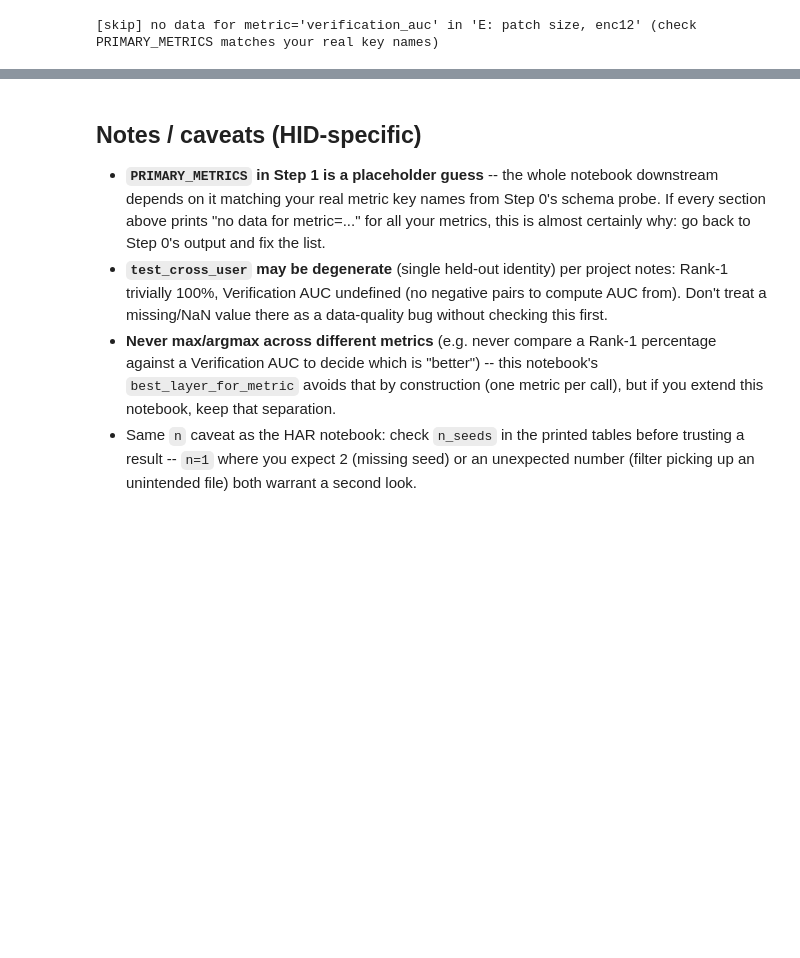
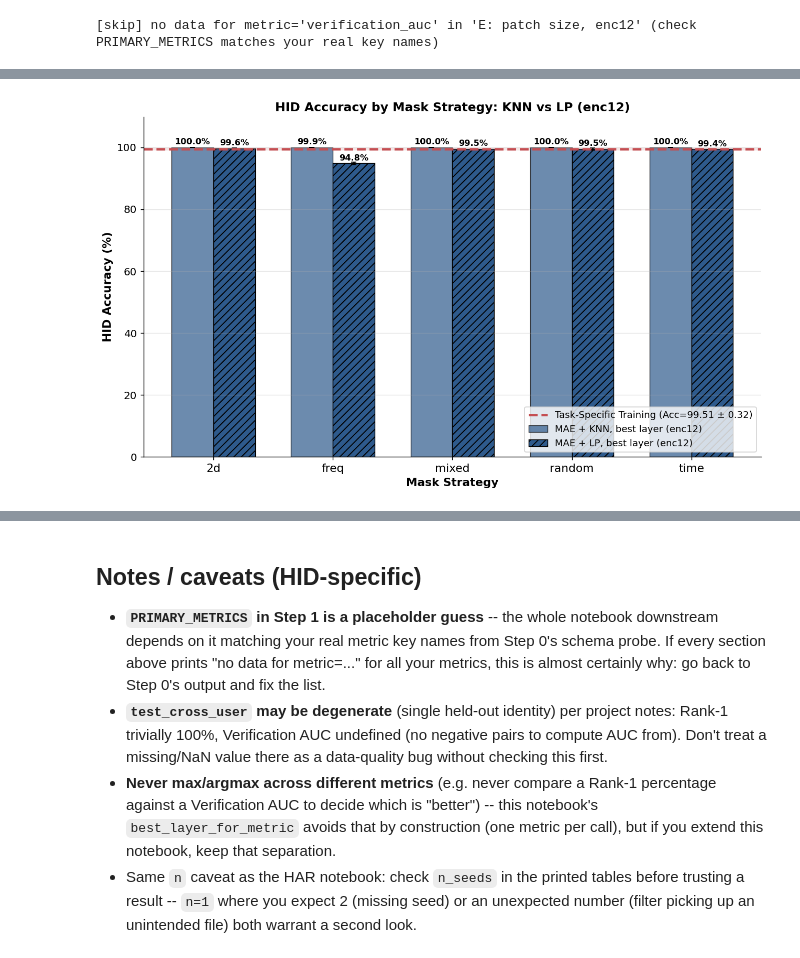
Before and after one commit to zzhu247/csi-fall-detection, a Jupyter notebook: visualization/consolidated_visualization_hid (3).ipynb, the cells around one changed output, grey strips where cells are left out. Drawn from its saved outputs; the diff is of its cells as text; code cells hidden in the pictures; blank space fills up the shorter version.

Commit message:
adding HID visuals

```diff
--- a/visualization/consolidated_visualization_hid (3).ipynb
+++ b/visualization/consolidated_visualization_hid (3).ipynb
@@ -648,0 +719,71 @@ group_label             split   layer  mean_val  std_val  n_seeds
+# %%
+# ============================================================
+# COMPARE HID ACCURACY ACROSS MASK STRATEGIES -- ENC12 ONLY
+# ============================================================
+import numpy as np
+import matplotlib.pyplot as plt
+
+BASELINE_ACC = 99.51
+BASELINE_STD = 0.32
+SPLIT_TO_PLOT = "test_id"
+strategy_order = ["2d", "freq", "mixed", "random", "time"]
+
+def get_series(groups, metric_name, split=SPLIT_TO_PLOT):
+    means, stds = [], []
+    for strat in strategy_order:
+        runs = groups.get(strat, [])
+        if not runs:
+            means.append(np.nan)
+            stds.append(np.nan)
+            continue
+        best = best_layer_for_metric(runs, metric=metric_name, splits=[split])
+        b = best.get(split)
+        if b is None:
+            means.append(np.nan)
+            stds.append(np.nan)
+        else:
+            means.append(b["mean_val"] * 100)
+            stds.append(b["std_val"] * 100)
+    return np.array(means), np.array(stds)
+
+acc_knn, std_knn = get_series(d_groups, "knn_acc")
+acc_lp,  std_lp  = get_series(d_groups, "lp_acc")
+
+x = np.arange(len(strategy_order))
+width = 0.35
+
+fig, ax = plt.subplots(figsize=(10, 6))
+
+bars_knn = ax.bar(x - width/2, acc_knn, width, yerr=std_knn, capsize=3,
+                  label="MAE + KNN, best layer (enc12)", color="#2E5A8C", alpha=0.7,
+                  edgecolor="black", linewidth=0.8)
+
+bars_lp = ax.bar(x + width/2, acc_lp,  width, yerr=std_lp,  capsize=3,
+                 label="MAE + LP, best layer (enc12)",  color="#2E5A8C", alpha=1.0,
+                 edgecolor="black", linewidth=0.8, hatch="///")
+
+ax.axhline(BASELINE_ACC, color="#C44E52", linestyle="--", linewidth=2.5,
+           label=f"Task-Specific Training (Acc={BASELINE_ACC:.2f} ± {BASELINE_STD:.2f})")
+ax.axhspan(BASELINE_ACC - BASELINE_STD, BASELINE_ACC + BASELINE_STD, color="#C44E52", alpha=0.10)
+
+for bars in [bars_knn, bars_lp]:
+    for bar in bars:
+        h = bar.get_height()
+        if not np.isnan(h):
+            ax.text(bar.get_x() + bar.get_width()/2, h + 0.5, f"{h:.1f}%",
+                    ha="center", va="bottom", fontsize=9, fontweight="bold")
+
+ax.set_xticks(x)
+ax.set_xticklabels(strategy_order, fontsize=12)
+ax.set_xlabel("Mask Strategy", fontsize=12, fontweight="bold")
+ax.set_ylabel("HID Accuracy (%)", fontsize=12, fontweight="bold")
+ax.set_title(f"HID Accuracy by Mask Strategy: KNN vs LP (enc12)", fontsize=13, fontweight="bold")
+ax.legend(fontsize=10, loc="lower right")
+ax.grid(alpha=0.3, axis="y")
+
+ymin, ymax = ax.get_ylim()
+ax.set_ylim(ymin, max(ymax, BASELINE_ACC + BASELINE_STD + 10))
+plt.tight_layout()
+plt.show()
+# %% [output]
+[figure, added]
```
Also changed, not shown: parts of 9 cells of this notebook, 7 other files.
